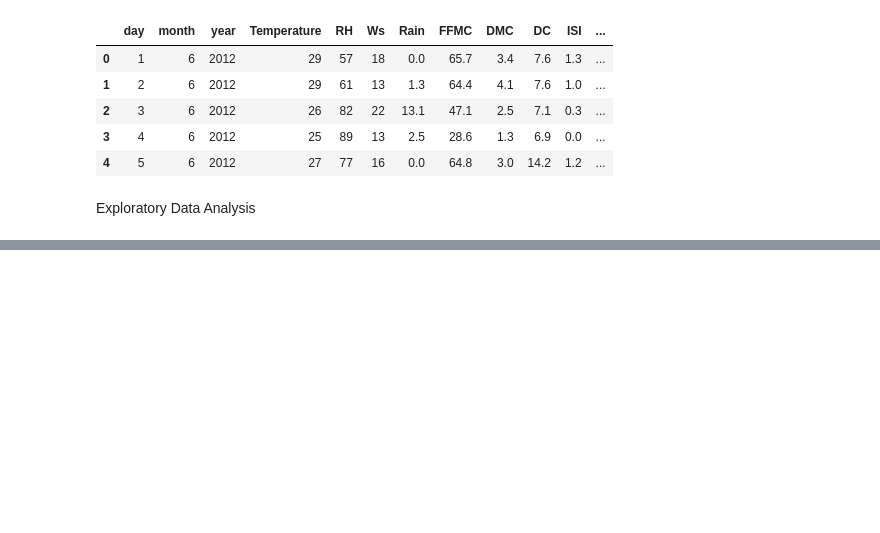
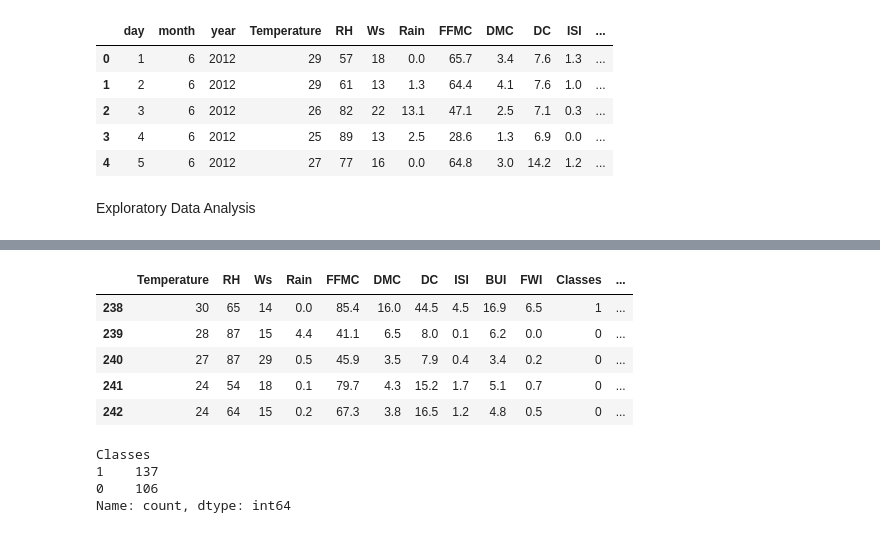
Before and after one commit to kunalkaushik1982/ml-regression, a Jupyter notebook: ridge_lasso_regression.ipynb, the cells around one changed output, grey strips where cells are left out. Saved outputs shown, nothing was run; the diff lists cells and outputs as text; code cells hidden in the pictures; blank space fills up the shorter version.

```diff
--- a/ridge_lasso_regression.ipynb
+++ b/ridge_lasso_regression.ipynb
@@ -297,0 +334,16 @@ Exploratory Data Analysis
+# %%
+df_copy.tail()
+# %% [output]
+|  | Temperature | RH | Ws | Rain | FFMC | DMC | DC | ISI | BUI | FWI | Classes | ... |
+| 238 | 30 | 65 | 14 | 0.0 | 85.4 | 16.0 | 44.5 | 4.5 | 16.9 | 6.5 | 1 | ... |
+| 239 | 28 | 87 | 15 | 4.4 | 41.1 | 6.5 | 8.0 | 0.1 | 6.2 | 0.0 | 0 | ... |
+| 240 | 27 | 87 | 29 | 0.5 | 45.9 | 3.5 | 7.9 | 0.4 | 3.4 | 0.2 | 0 | ... |
+| 241 | 24 | 54 | 18 | 0.1 | 79.7 | 4.3 | 15.2 | 1.7 | 5.1 | 0.7 | 0 | ... |
+| 242 | 24 | 64 | 15 | 0.2 | 67.3 | 3.8 | 16.5 | 1.2 | 4.8 | 0.5 | 0 | ... |
+# %%
+df_copy['Classes'].value_counts()
+# %% [output]
+Classes
+1    137
+0    106
+Name: count, dtype: int64
```
Also changed, not shown: parts of 4 cells of this notebook.
